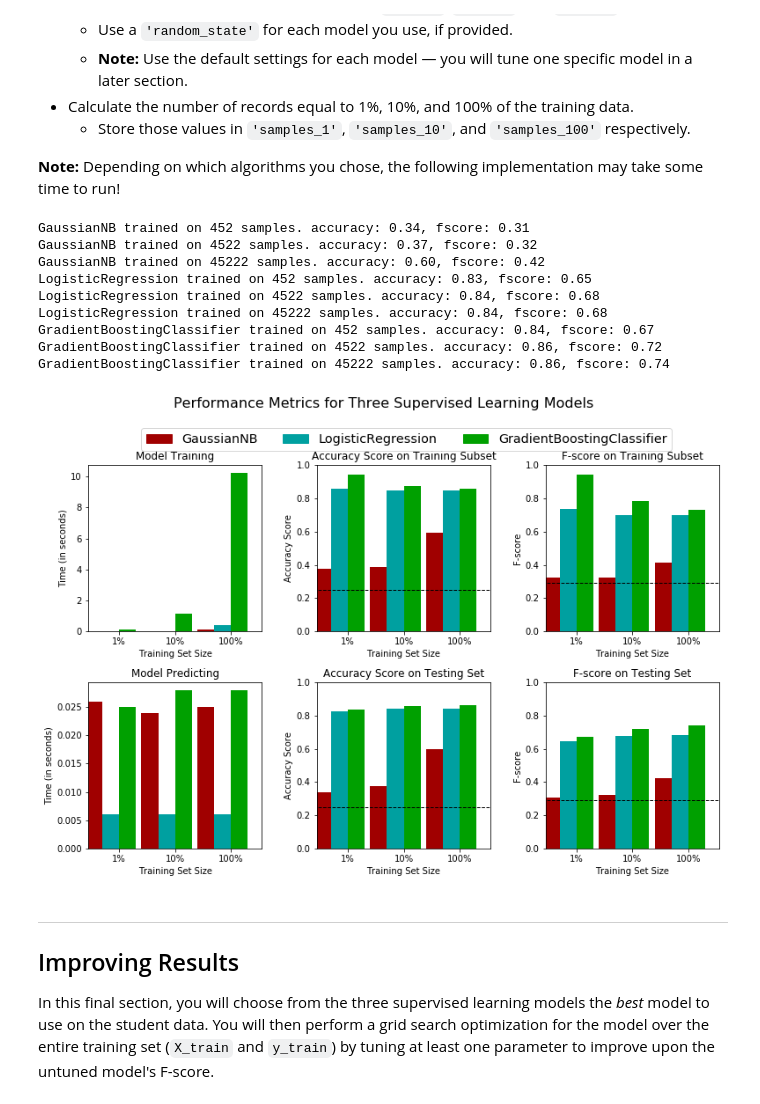
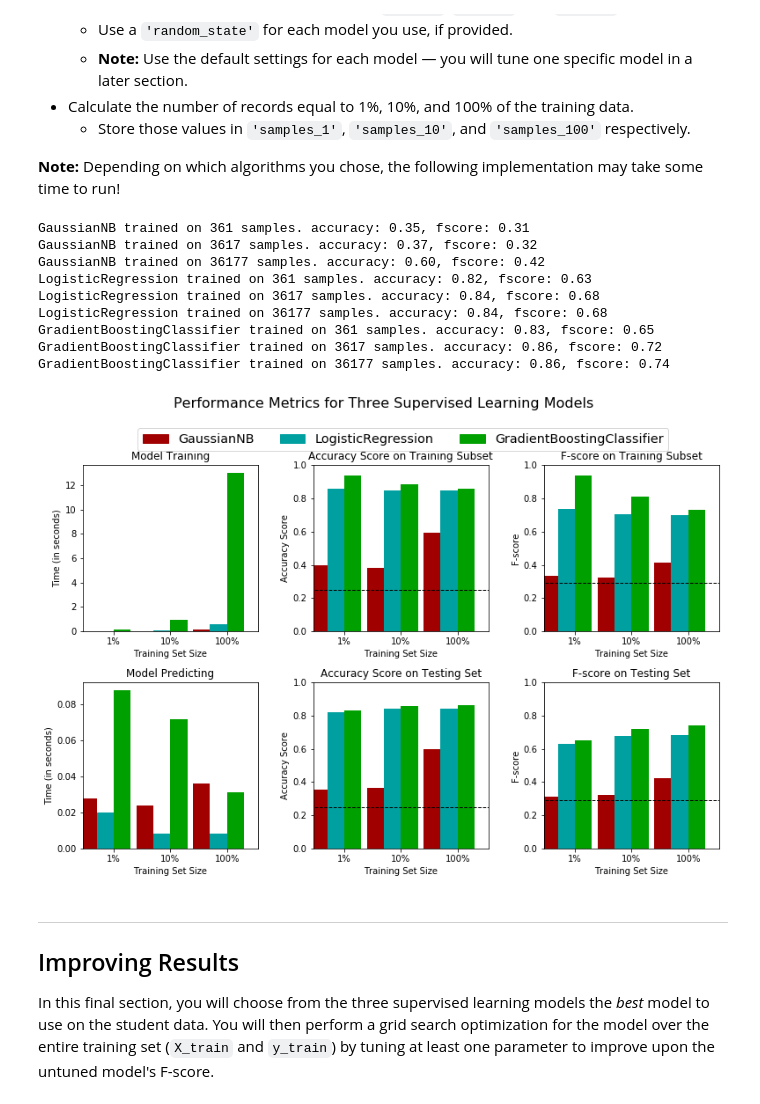
Before and after one commit to ddonco/finding_donors, a Jupyter notebook: finding_donors.ipynb, the cells around one changed output. Drawn from its saved outputs; the diff is of its cells as text; code cells hidden in the pictures.

Commit message:
Correct training subset sizes.

```diff
--- a/finding_donors.ipynb
+++ b/finding_donors.ipynb
@@ -369,44 +369,44 @@ In the code cell, you will need to implement the following:
 # %%
 # TODO: Import the three supervised learning models from sklearn
 from sklearn.naive_bayes import GaussianNB
 from sklearn.linear_model import LogisticRegression
 from sklearn.ensemble import GradientBoostingClassifier
 # TODO: Initialize the three models
 random_state_init = 1
 clf_A = GaussianNB()
 clf_B = LogisticRegression(random_state=random_state_init)
 clf_C = GradientBoostingClassifier(random_state=random_state_init)
 
 # TODO: Calculate the number of samples for 1%, 10%, and 100% of the training data
 # HINT: samples_100 is the entire training set i.e. len(y_train)
 # HINT: samples_10 is 10% of samples_100
 # HINT: samples_1 is 1% of samples_100
-samples_100 = len(features_final)
-samples_10 = len(features_final) / 10
-samples_1 = len(features_final) / 100
+samples_100 = len(X_train)
+samples_10 = len(X_train) / 10
+samples_1 = len(X_train) / 100
 
 # Collect results on the learners
 results = {}
 for clf in [clf_A, clf_B, clf_C]:
     clf_name = clf.__class__.__name__
     results[clf_name] = {}
     for i, samples in enumerate([samples_1, samples_10, samples_100]):
         results[clf_name][i] = \
         train_predict(clf, samples, X_train, y_train, X_test, y_test)
 
 # Run metrics visualization for the three supervised learning models chosen
 vs.evaluate(results, accuracy, fscore)
 # %% [output]
-GaussianNB trained on 452 samples. accuracy: 0.34, fscore: 0.31
-GaussianNB trained on 4522 samples. accuracy: 0.37, fscore: 0.32
-GaussianNB trained on 45222 samples. accuracy: 0.60, fscore: 0.42
-LogisticRegression trained on 452 samples. accuracy: 0.83, fscore: 0.65
-LogisticRegression trained on 4522 samples. accuracy: 0.84, fscore: 0.68
-LogisticRegression trained on 45222 samples. accuracy: 0.84, fscore: 0.68
-GradientBoostingClassifier trained on 452 samples. accuracy: 0.84, fscore: 0.67
-GradientBoostingClassifier trained on 4522 samples. accuracy: 0.86, fscore: 0.72
-GradientBoostingClassifier trained on 45222 samples. accuracy: 0.86, fscore: 0.74
+GaussianNB trained on 361 samples. accuracy: 0.35, fscore: 0.31
+GaussianNB trained on 3617 samples. accuracy: 0.37, fscore: 0.32
+GaussianNB trained on 36177 samples. accuracy: 0.60, fscore: 0.42
+LogisticRegression trained on 361 samples. accuracy: 0.82, fscore: 0.63
+LogisticRegression trained on 3617 samples. accuracy: 0.84, fscore: 0.68
+LogisticRegression trained on 36177 samples. accuracy: 0.84, fscore: 0.68
+GradientBoostingClassifier trained on 361 samples. accuracy: 0.83, fscore: 0.65
+GradientBoostingClassifier trained on 3617 samples. accuracy: 0.86, fscore: 0.72
+GradientBoostingClassifier trained on 36177 samples. accuracy: 0.86, fscore: 0.74
-[figure, old version]
+[figure, new version]
 # %% [markdown]
 ----
 ## Improving Results
```
Also changed, not shown: parts of 1 cell of this notebook, 1 other file.
